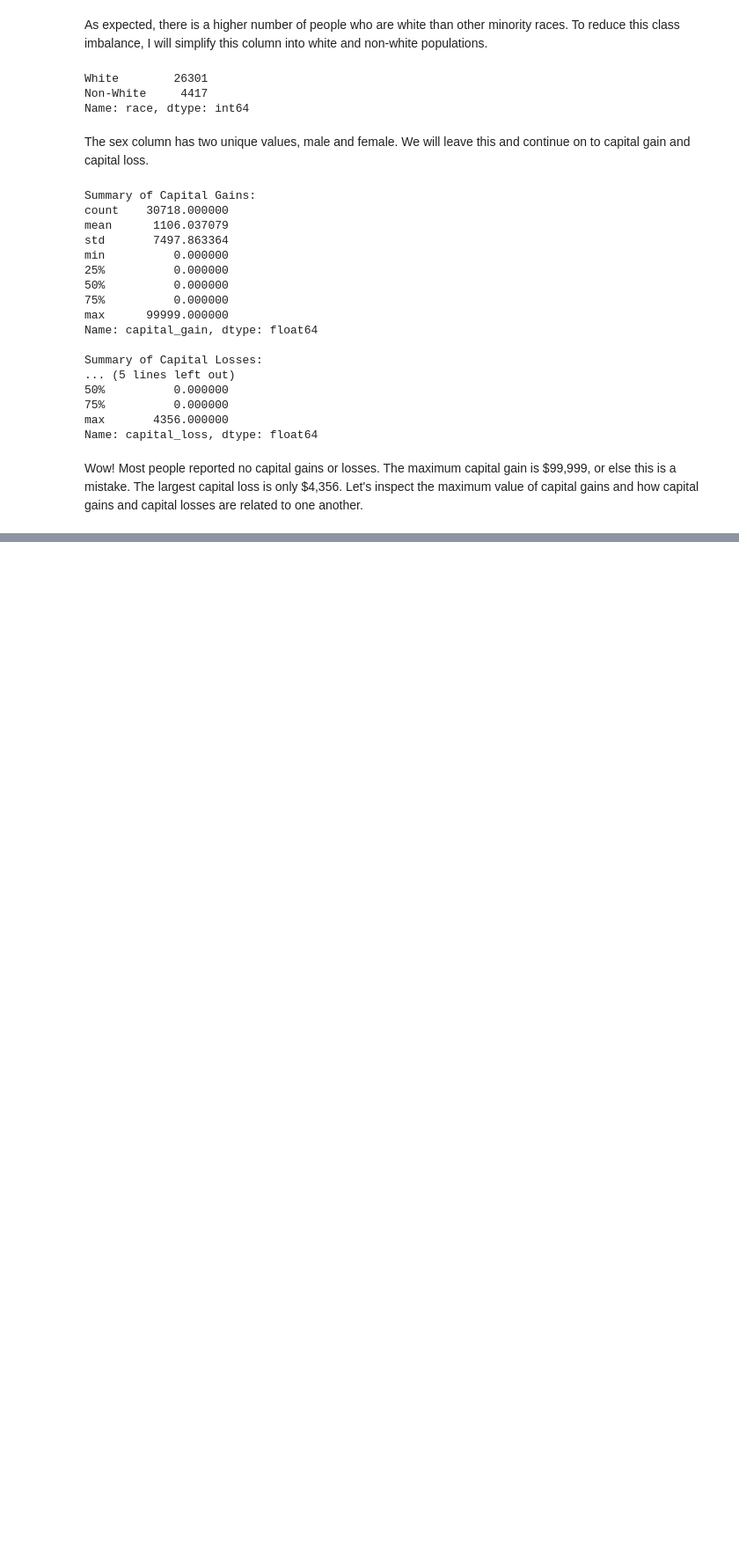
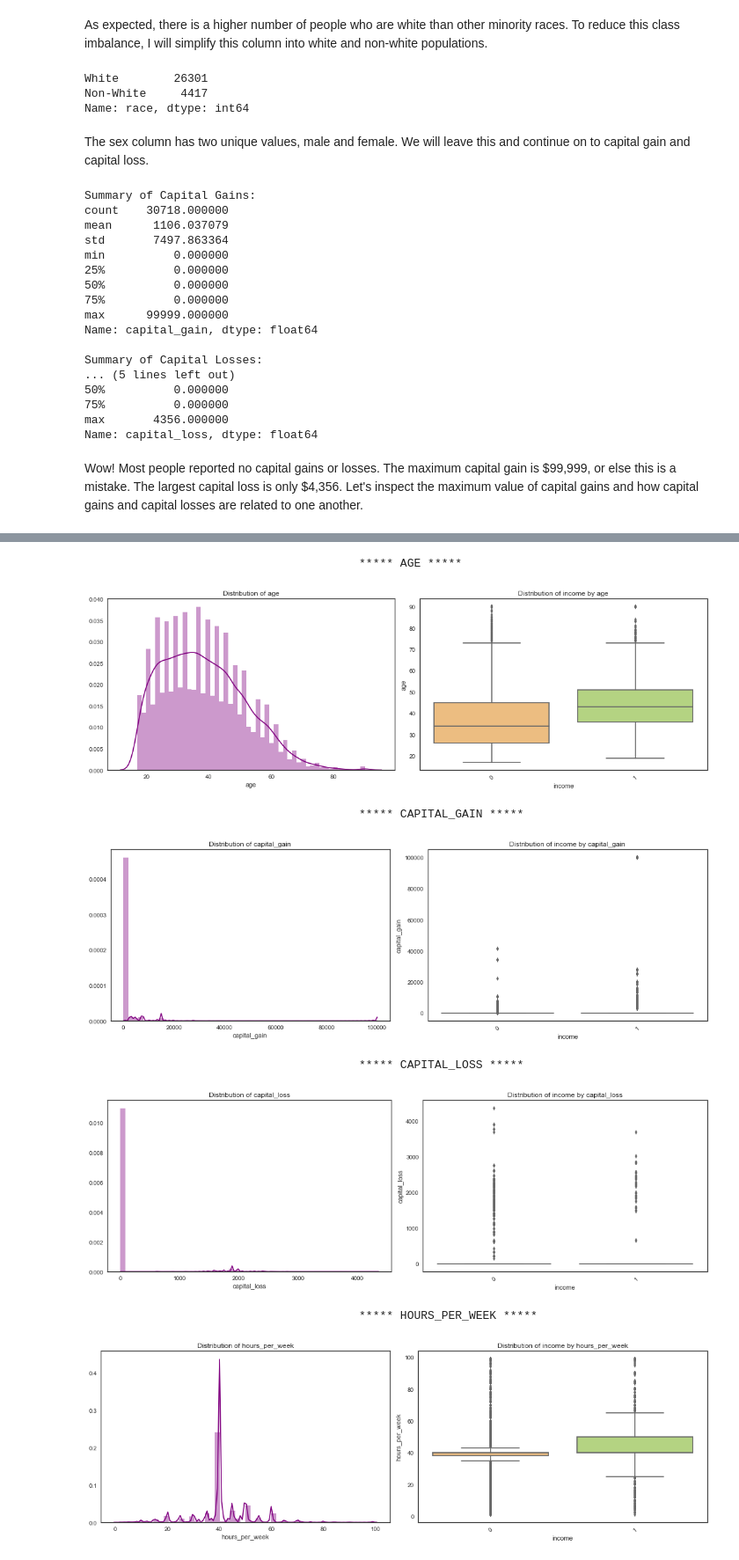
Before and after one commit to ephs08kmp/capstone_projects, a Jupyter notebook: Capstone 3 Income Data.ipynb, the cells around one changed output, grey strips where cells are left out. Shown: that part at 88% size. Cells and saved outputs as stored; diff of their text form; code cells hidden in the pictures; blank space fills up the shorter version.

```diff
--- a/Capstone 3 Income Data.ipynb
+++ b/Capstone 3 Income Data.ipynb
@@ -383,0 +575,38 @@ plt.show()
+# %%
+# Initializing data frame for p-values from Chi-Square test
+p_vals = pd.DataFrame(columns=['Attribute', 'P_value'])
+
+for col in inc.select_dtypes(include='int64').columns.drop('income'):
+    print('\t\t\t\t\t***** {} *****'.format(col.upper()))
+    # Plotting distributions of each column
+    plt.figure(figsize=(15,5))
+    plt.subplot(121)
+    sns.distplot(inc[col], color='Purple')
+    plt.title('Distribution of {}'.format(col))
+
+    # Plotting distributions of each column by income level
+    plt.subplot(122)
+    sns.boxplot(x='income', y=col, data=inc, palette='RdYlGn')
+    plt.title('Distribution of income by {}'.format(col))
+    plt.xticks(rotation=40)
+
+    plt.tight_layout()
+    plt.show()
+
+    # Calculating pvalues from t-test
+    t_val, p_val = ttest_ind(inc[inc['income']==0][col],
+                                inc[inc['income']==1][col])
+    p_vals = p_vals.append({'Attribute':col, 'P_value':float(p_val)}, ignore_index=True)
+
+
+# Printing p-values of t-tests, sorted by p-values
+p_vals.sort_values('P_value')
+# %% [output]
+                                        ***** AGE *****
+[figure, added]
+                                        ***** CAPITAL_GAIN *****
+[figure, added]
+                                        ***** CAPITAL_LOSS *****
+[figure, added]
+                                        ***** HOURS_PER_WEEK *****
+[figure, added]
```
Also changed, not shown: parts of 40 cells of this notebook.
